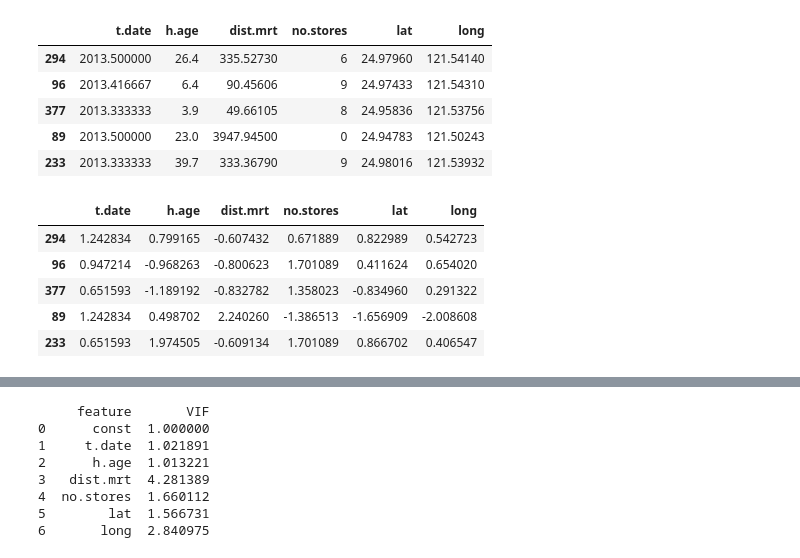
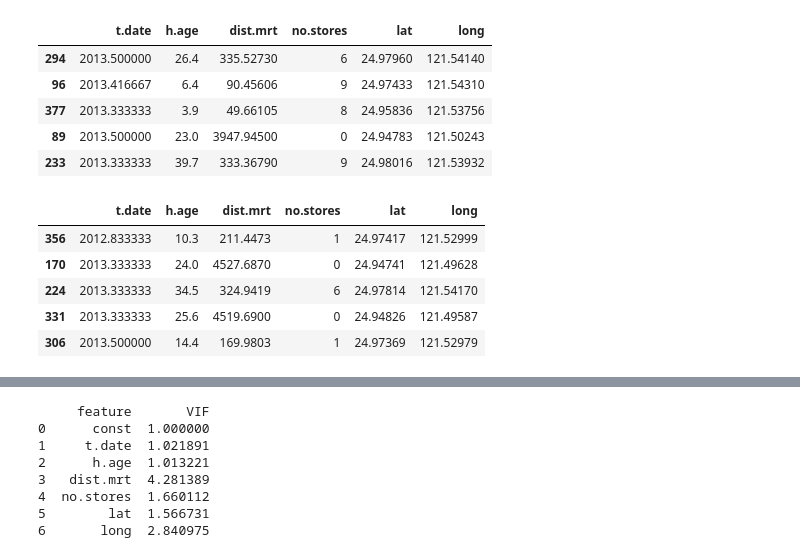
Before and after one commit to Dcroix/Predicting-Real-Estate-Price, a Jupyter notebook: RealEstateDistribution.ipynb, the cells around one changed output, grey strips where cells are left out. Drawn from its saved outputs; the diff is of its cells as text; code cells hidden in the pictures.

```diff
--- a/RealEstateDistribution.ipynb
+++ b/RealEstateDistribution.ipynb
@@ -76,7 +76,8 @@ df.head()
 df = df.rename(columns = {'X1 transaction date':'t.date', 'X2 house age':'h.age',
                     'X3 distance to the nearest MRT station':'dist.mrt',
                     'X4 number of convenience stores':'no.stores',
-                    'X5 latitude':'lat', 'X6 longitude':'long',
+                    'X5 latitude':'lat',
+                    'X6 longitude':'long',
                     'Y house price of unit area':'price'})
 df.head()
 # %% [output]
@@ -269,11 +102,0 @@ Weighted Mean Absolute Percentage Error (WMAPE): 17.87
-# %%
-# Workout the transaction date so that the year and the months would be reflected as categorical variable
-# instead of a continuous variable.
-replace_values = {2013.0833333:'Jan-2013',
-                    2013.1666667: 'Feb-2013', 2013.25: 'Mar-2013',
-                    2013.3333333: 'Apr-2013', 2013.4166667: 'May-2013',
-                    2013.5: 'Jun-2013', 2013.5833333: 'Jul-2013',
-                    2012.6666667: 'Aug-2012', 2012.75: 'Sept-2012',
-                    2012.8333333: 'Oct-2012', 2012.9166667: 'Nov-2012',
-                    2013.0: 'Dec-2012'}
-test = test.replace({"t.date": replace_values})
@@ -458,3 +112,15 @@ x_train.head()
 | 377 | 2013.333333 | 3.9 | 49.66105 | 8 | 24.95836 | 121.53756 |
 | 89 | 2013.500000 | 23.0 | 3947.94500 | 0 | 24.94783 | 121.50243 |
 | 233 | 2013.333333 | 39.7 | 333.36790 | 9 | 24.98016 | 121.53932 |
+# %%
+# Separating the explanatory variables from the outcome variable.
+x_test = test.drop(['price'], axis = 1)
+y_test = test['price']
+x_test.head()
+# %% [output]
+|  | t.date | h.age | dist.mrt | no.stores | lat | long |
+| 356 | 2012.833333 | 10.3 | 211.4473 | 1 | 24.97417 | 121.52999 |
+| 170 | 2013.333333 | 24.0 | 4527.6870 | 0 | 24.94741 | 121.49628 |
+| 224 | 2013.333333 | 34.5 | 324.9419 | 6 | 24.97814 | 121.54170 |
+| 331 | 2013.333333 | 25.6 | 4519.6900 | 0 | 24.94826 | 121.49587 |
+| 306 | 2013.500000 | 14.4 | 169.9803 | 1 | 24.97369 | 121.52979 |
@@ -464,18 +142,7 @@ from sklearn.preprocessing import StandardScaler
 
 # Assuming you have your data in a DataFrame called df with continuous variables
 # Replace continuous_vars with the names of your continuous variables
-continuous_vars = ['t.date', 'h.age', 'dist.mrt', 'no.stores','lat','long']
-
-# Initialize StandardScaler
-scaler = StandardScaler()
+continuous_vars = ['t.date','h.age', 'dist.mrt', 'no.stores','lat','long']
 
 # Fit scaler to the continuous variables and transform them
-x_train[continuous_vars] = scaler.fit_transform(x_train[continuous_vars])
-x_train.head(5)
+x_test[continuous_vars] = scaler.transform(x_test[continuous_vars])
-# %% [output]
-|  | t.date | h.age | dist.mrt | no.stores | lat | long |
-| 294 | 1.242834 | 0.799165 | -0.607432 | 0.671889 | 0.822989 | 0.542723 |
-| 96 | 0.947214 | -0.968263 | -0.800623 | 1.701089 | 0.411624 | 0.654020 |
-| 377 | 0.651593 | -1.189192 | -0.832782 | 1.358023 | -0.834960 | 0.291322 |
-| 89 | 1.242834 | 0.498702 | 2.240260 | -1.386513 | -1.656909 | -2.008608 |
-| 233 | 0.651593 | 1.974505 | -0.609134 | 1.701089 | 0.866702 | 0.406547 |
```
Also changed, not shown: parts of 65 cells of this notebook.
